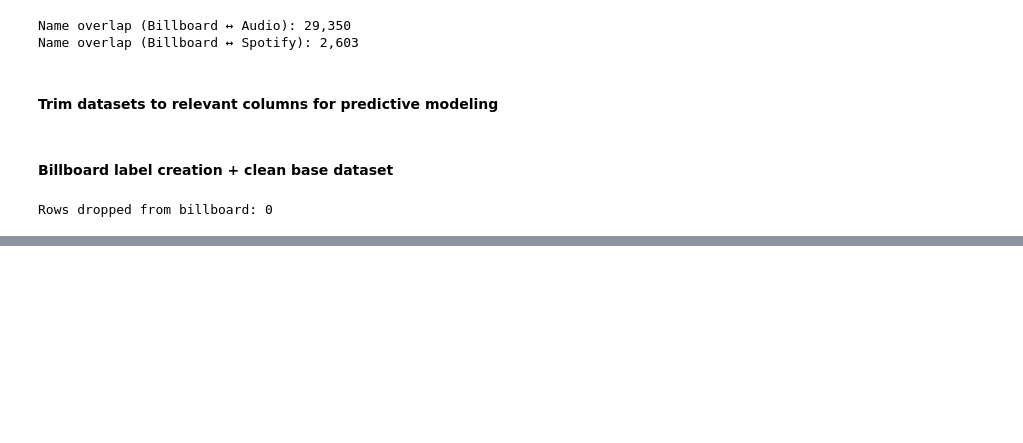
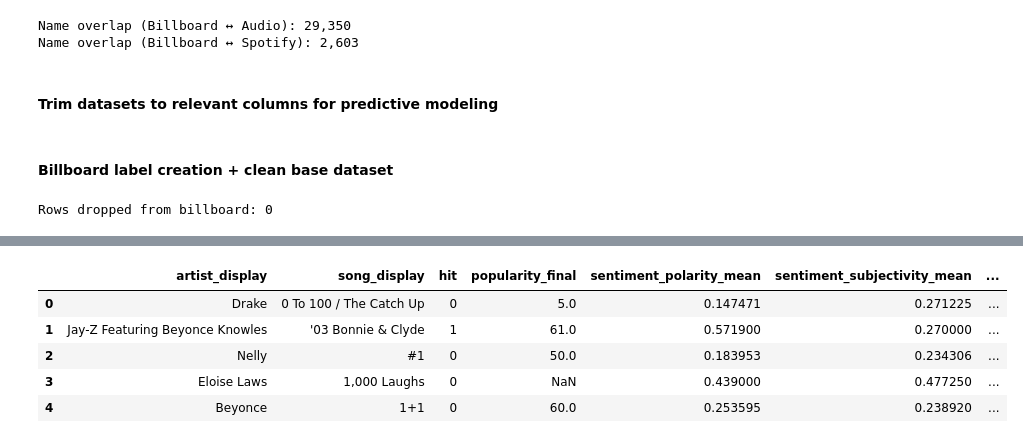
Before and after one commit to priyadarshanparida/media-success-prediction, a Jupyter notebook: code/media_success_prediction.ipynb, the cells around one changed output, grey strips where cells are left out. Cells and saved outputs as stored; diff of their text form; code cells hidden in the pictures; blank space fills up the shorter version.

Commit message:
feat: sentiment analysis and CSV exports

```diff
--- a/code/media_success_prediction.ipynb
+++ b/code/media_success_prediction.ipynb
@@ -293,0 +306,14 @@ Rows with any missing key aggregates (min_rank/debut_rank/weeks_on_chart_total):
+# %%
+# Merge Billboard base with Audio Features
+
+# Inner join ensures we keep only songs that have both Billboard presence and audio features
+merged_audio = bb_base.merge(
+    audio,
+    on=["song_norm", "artist_norm"],
+    how="inner",
+    suffixes=("", "_af")
+)
+
+print(f"Audio features available: {audio.shape[0]:,} rows , {audio.shape[1]} columns")
+print(f"Before merging Billboard + Audio: {bb_base.shape[0]:,} rows, {bb_base.shape[1]} columns")
+print(f"After merging Billboard + Audio: {merged_audio.shape[0]:,} rows, {merged_audio.shape[1]} columns")
@@ -293,0 +479,70 @@ Rows with any missing key aggregates (min_rank/debut_rank/weeks_on_chart_total):
+# %%
+# NLP Sentiment Analysis + Aggregation + Merge
+
+# 1) Load sentiment dataset
+sentiment = pd.read_csv("../data/sentiment.csv")
+print(f"Sentiment dataset loaded: {sentiment.shape}")
+
+# 2) Run TextBlob NLP sentiment scoring
+# sentiment["nlp_polarity"] = sentiment["text"].apply(lambda x: TextBlob(str(x)).sentiment.polarity)
+# sentiment["nlp_subjectivity"] = sentiment["text"].apply(lambda x: TextBlob(str(x)).sentiment.subjectivity)
+
+# 2) Run VADER NLP sentiment scoring ---
+from nltk.sentiment import SentimentIntensityAnalyzer
+
+sia = SentimentIntensityAnalyzer()
+
+def analyze_vader(text):
+    scores = sia.polarity_scores(str(text))
+    return scores["compound"], scores["pos"], scores["neu"], scores["neg"]
+
+# Apply VADER sentiment to each text
+sentiment[["vader_compound", "vader_pos", "vader_neu", "vader_neg"]] = sentiment["text"].apply(
+    lambda x: pd.Series(analyze_vader(x))
+)
+
+# Rename for consistency with previous workflow
+sentiment["nlp_polarity"] = sentiment["vader_compound"]
+sentiment["nlp_subjectivity"] = 1 - sentiment["vader_neu"]  # higher = more opinionated
+
+
+# Optional validation: check alignment between intended and detected sentiment
+validation_check = sentiment.groupby("mood_label")[["nlp_polarity", "nlp_subjectivity"]].mean()
+print("\nAverage polarity & subjectivity by intended mood:")
+display(validation_check)
+
+# 3) Aggregate to artist level
+sentiment_summary = (
+    sentiment.groupby("artist_norm", as_index=False)
+    .agg(
+        sentiment_polarity_mean=("nlp_polarity", "mean"),
+        sentiment_subjectivity_mean=("nlp_subjectivity", "mean"),
+        mentions_total=("mentions", "sum")
+    )
+)
+print(f"\nAggregated sentiment features for {len(sentiment_summary):,} artists")
+
+# 4) Merge with main dataset
+merged = merged.merge(sentiment_summary, on="artist_norm", how="left")
+
+# Fill missing values (artists with no sentiment posts)
+merged["sentiment_polarity_mean"] = merged["sentiment_polarity_mean"].fillna(0)
+merged["sentiment_subjectivity_mean"] = merged["sentiment_subjectivity_mean"].fillna(0.5)
+merged["mentions_total"] = merged["mentions_total"].fillna(0)
+
+# 5) Quick preview
+print("\nMerged dataset with sentiment features:")
+display(
+    merged.head(5)[
+        [
+            "artist_display",
+            "song_display",
+            "hit",
+            "popularity_final",
+            "sentiment_polarity_mean",
+            "sentiment_subjectivity_mean",
+            "mentions_total",
+        ]
+    ]
+)
+# %% [output]
@@ -293,0 +560,6 @@ Rows with any missing key aggregates (min_rank/debut_rank/weeks_on_chart_total):
+|  | artist_display | song_display | hit | popularity_final | sentiment_polarity_mean | sentiment_subjectivity_mean | ... |
+| 0 | Drake | 0 To 100 / The Catch Up | 0 | 5.0 | 0.147471 | 0.271225 | ... |
+| 1 | Jay-Z Featuring Beyonce Knowles | '03 Bonnie & Clyde | 1 | 61.0 | 0.571900 | 0.270000 | ... |
+| 2 | Nelly | #1 | 0 | 50.0 | 0.183953 | 0.234306 | ... |
+| 3 | Eloise Laws | 1,000 Laughs | 0 | NaN | 0.439000 | 0.477250 | ... |
+| 4 | Beyonce | 1+1 | 0 | 60.0 | 0.253595 | 0.238920 | ... |
```
Also changed, not shown: parts of 16 cells of this notebook, 4 other files.
